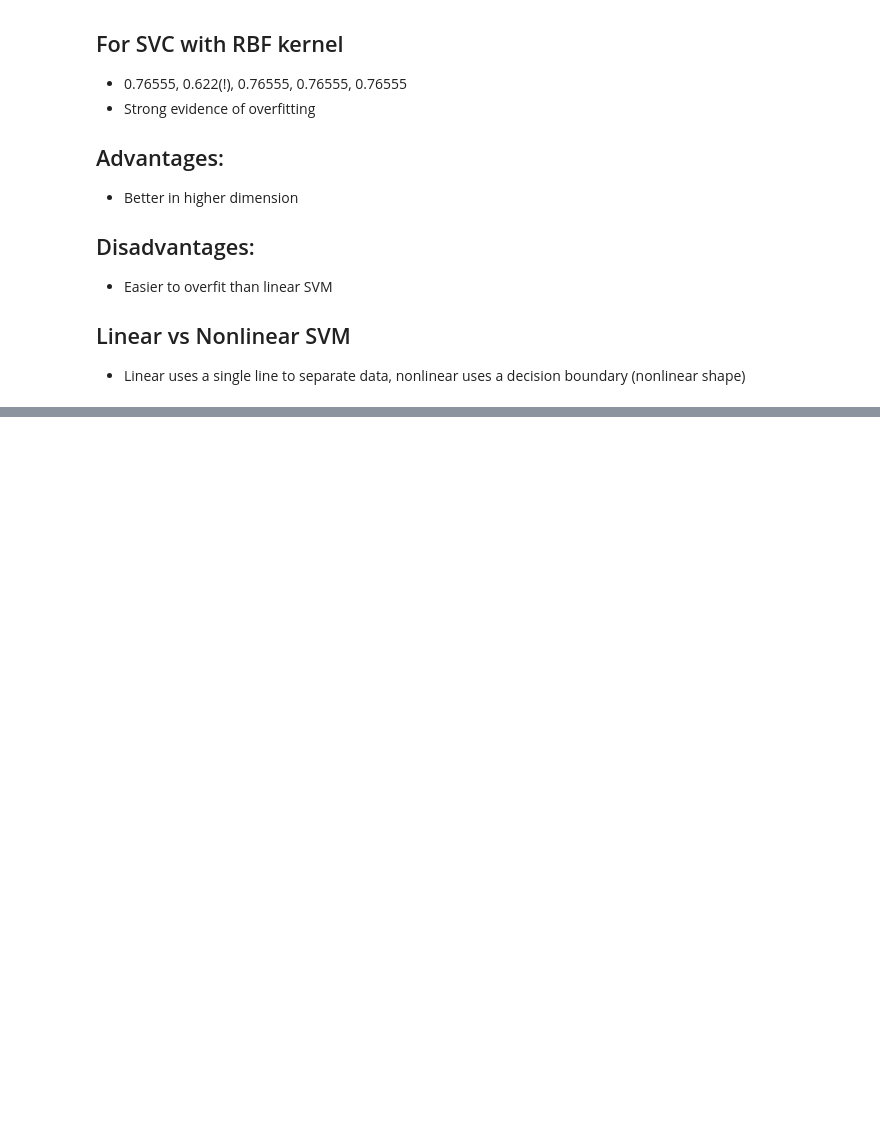
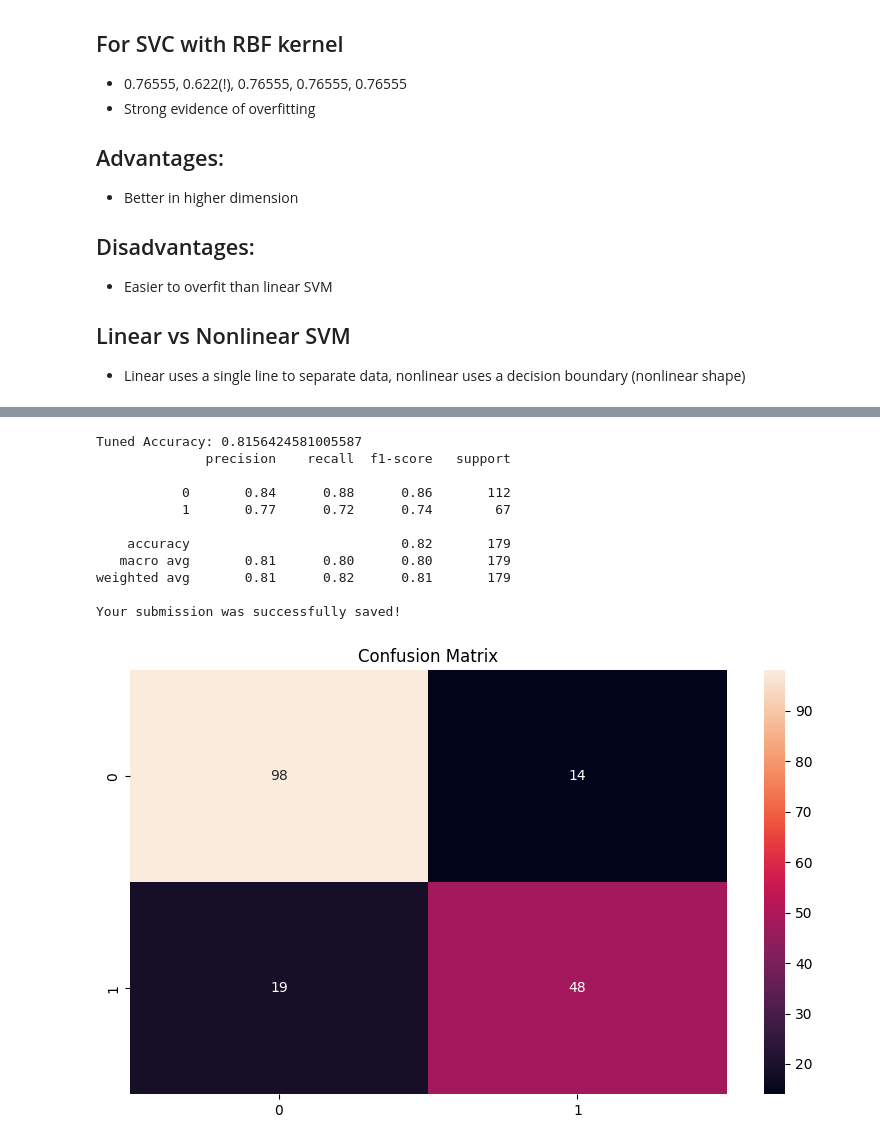
Before and after one commit to Alex-Mak-MCW/Titanic-Survival-Precictions-Project, a Jupyter notebook: KaggleTitanicProject.ipynb, the cells around one changed output, grey strips where cells are left out. Drawn from its saved outputs; the diff is of its cells as text; code cells hidden in the pictures; blank space fills up the shorter version.

```diff
--- a/KaggleTitanicProject.ipynb
+++ b/KaggleTitanicProject.ipynb
@@ -1541,0 +1637,42 @@ Your submission was successfully saved!
+# %%
+# 6.f.4 Modelling - Result Presentation
+
+# Accuracy Score, can go as high as 85%
+print("Tuned Accuracy: {}".format(metrics.accuracy_score(y_test, y_pred))) # 75~77%
+
+# Classification report
+print(classification_report(y_test,y_pred))
+
+# Confusion matrix (TP, FP, TN, NN)
+conf_matrix=confusion_matrix(y_test, y_pred)
+
+# Seaborn heatmap
+plt.figure(figsize=(8,5))
+sns.heatmap(conf_matrix, annot=True)
+plt.title('Confusion Matrix')
+plt.tight_layout()
+
+# make predictions on testing data again
+prediction = tuned_log_reg_clf.predict(new_test)
+# Make a new column to store the predictions
+test_data['Survival_Predictions'] = pd.Series(prediction)
+
+# Submit Output in Kaggle
+output = pd.DataFrame({'PassengerId': test_data.PassengerId, 'Survived': prediction})
+
+# Assign output to a csv file
+output.to_csv('submission.csv', index=False)
+print("Your submission was successfully saved!")
+# %% [output]
+Tuned Accuracy: 0.8156424581005587
+              precision    recall  f1-score   support
+
+           0       0.84      0.88      0.86       112
+           1       0.77      0.72      0.74        67
+
+    accuracy                           0.82       179
+   macro avg       0.81      0.80      0.80       179
+weighted avg       0.81      0.82      0.81       179
+
+Your submission was successfully saved!
+[figure, added]
```
Also changed, not shown: parts of 9 cells of this notebook, 1 other file.
